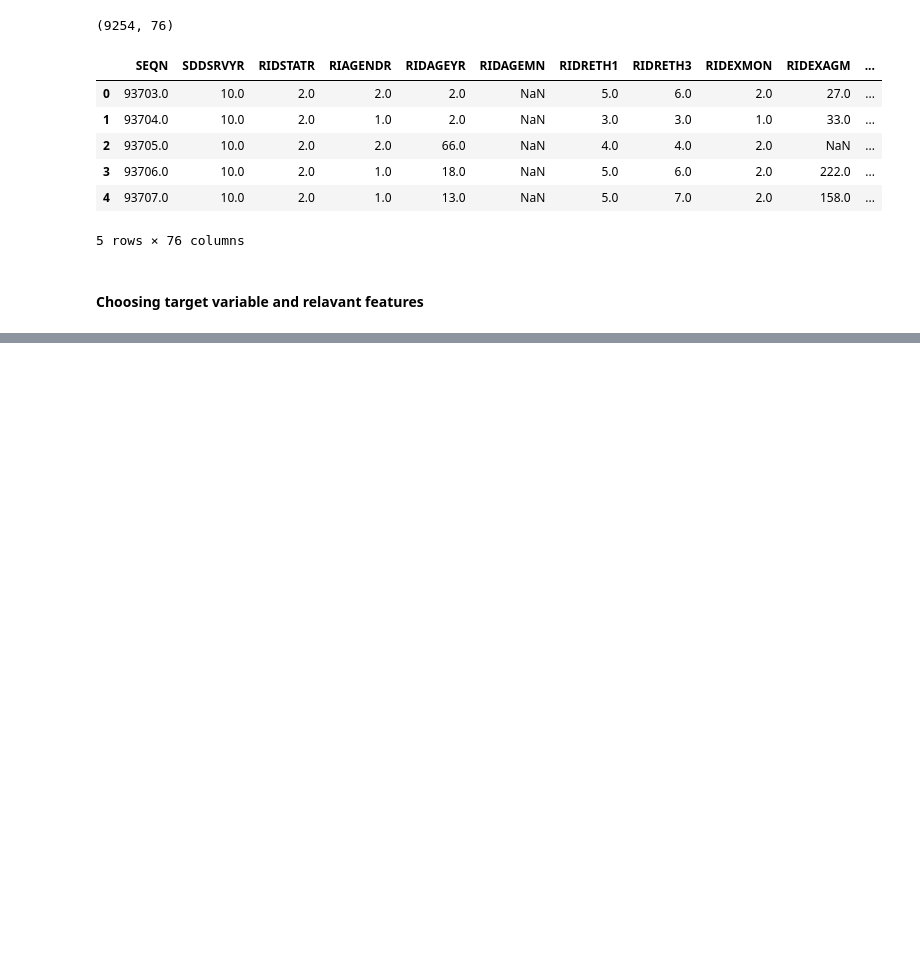
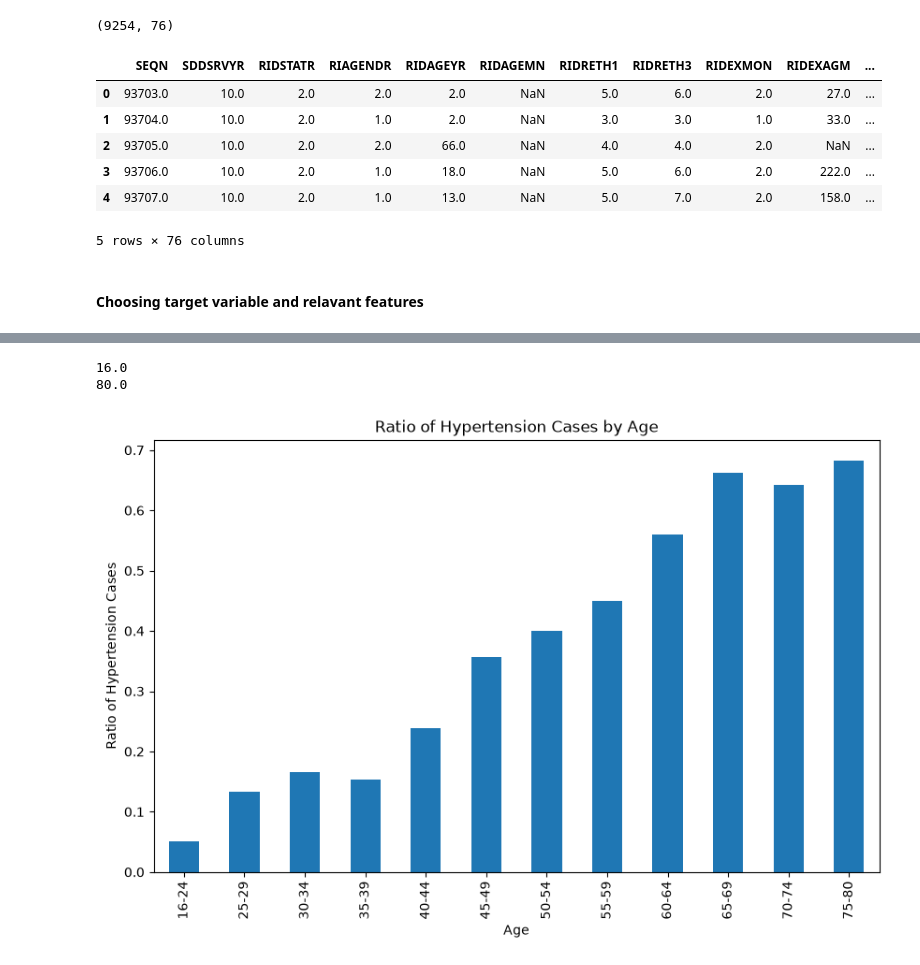
Before and after one commit to marinawitherell/clinical-outcomes-prediction, a Jupyter notebook: hypertension.ipynb, the cells around one changed output, grey strips where cells are left out. Cells and saved outputs as stored; diff of their text form; code cells hidden in the pictures; blank space fills up the shorter version.

```diff
--- a/hypertension.ipynb
+++ b/hypertension.ipynb
@@ -91,0 +104,21 @@ df_modle
+# %%
+## Find age range of the samples
+print((df_model['Age']).min())
+print((df_model['Age']).max())
+# %% [output]
+16.0
+80.0
+# %%
+age_bins = [16, 25, 30, 35, 40, 45, 50, 55, 60, 65, 70, 75, 81]
+age_labels = [f"{age_bins[i]}-{age_bins[i+1]-1}" for i in range(len(age_bins)-1)]
+df_model['Age_Group'] = pd.cut(df_model['Age'], bins=age_bins, labels=age_labels, right=False)
+
+ratio_hypertension_by_age = df_model.groupby('Age_Group')['hypertension'].mean()
+plt.figure(figsize=(10, 6))
+ratio_hypertension_by_age.plot(kind='bar')
+plt.title('Ratio of Hypertension Cases by Age')
+plt.xlabel('Age')
+plt.ylabel('Ratio of Hypertension Cases')
+plt.show()
+# %% [output]
+[figure, added]
```
Also changed, not shown: parts of 31 cells of this notebook, 4 other files.
